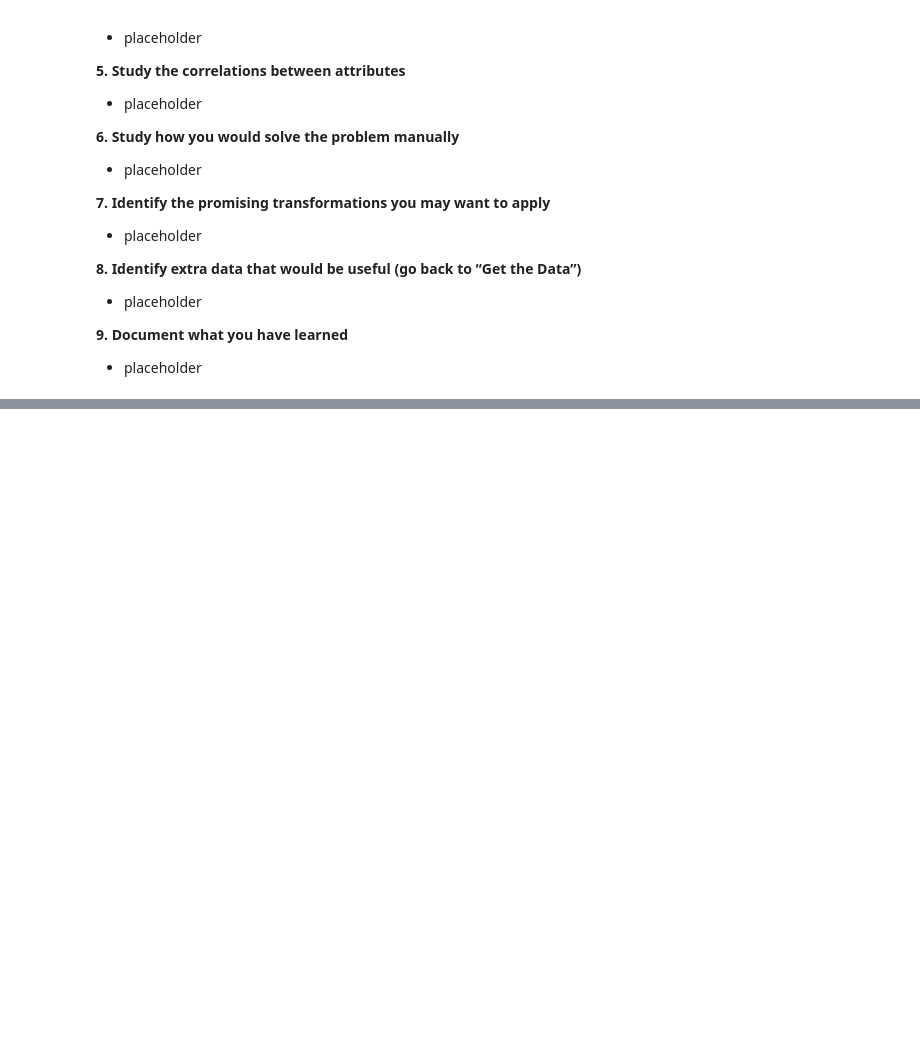
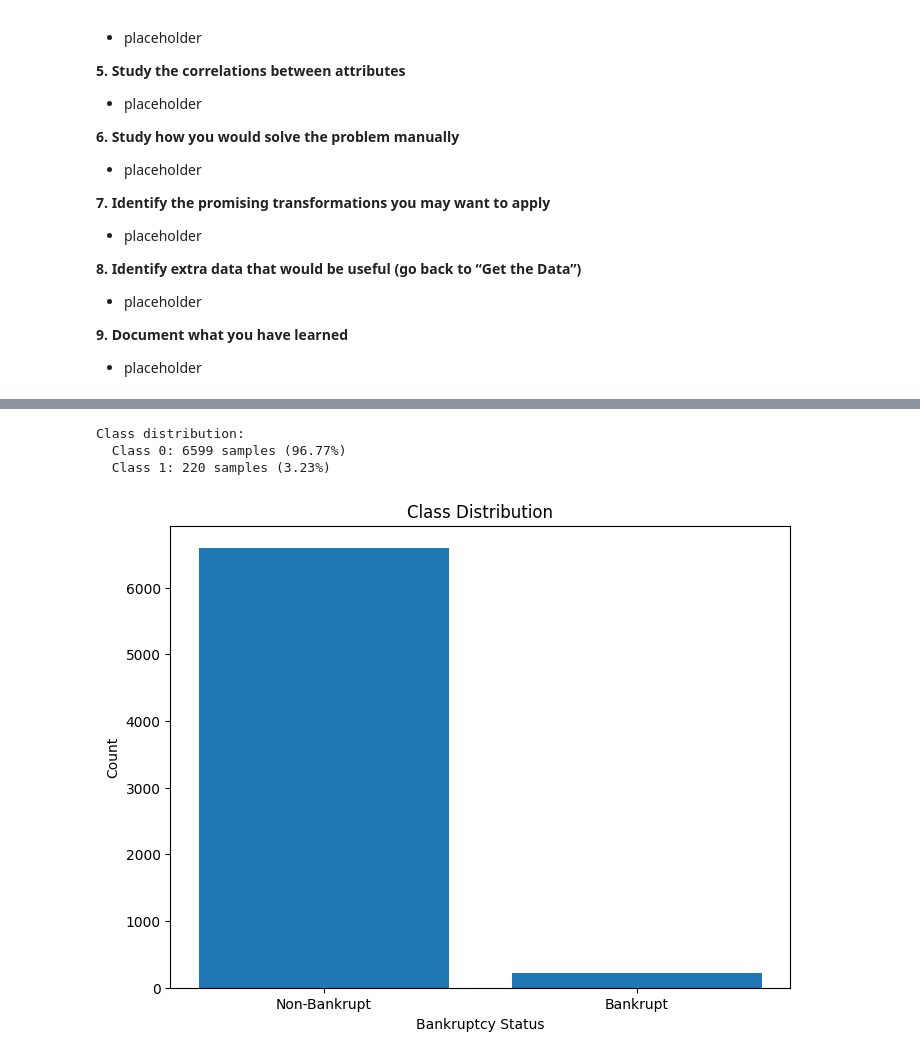
Before and after one commit to TeranG710/GORTFinal, a Jupyter notebook: bankrupt.ipynb, the cells around one changed output, grey strips where cells are left out. Drawn from its saved outputs; the diff is of its cells as text; code cells hidden in the pictures; blank space fills up the shorter version.

```diff
--- a/bankrupt.ipynb
+++ b/bankrupt.ipynb
@@ -115,0 +141,20 @@ train_set, test_set = split_data(data)
+# %%
+target = data[:, 0]  # First column is the target
+unique_values, counts = np.unique(target, return_counts=True)
+print("\nClass distribution:")
+for value, count in zip(unique_values, counts):
+    print(f"  Class {int(value)}: {count} samples ({count/len(target)*100:.2f}%)")
+# %% [output]
+Class distribution:
+  Class 0: 6599 samples (96.77%)
+  Class 1: 220 samples (3.23%)
+# %%
+# Visualize class distribution
+plt.figure(figsize=(8, 6))
+plt.bar(['Non-Bankrupt', 'Bankrupt'], counts)
+plt.title('Class Distribution')
+plt.xlabel('Bankruptcy Status')
+plt.ylabel('Count')
+plt.show()
+# %% [output]
+[figure, added]
```
Also changed, not shown: parts of 7 cells of this notebook.
